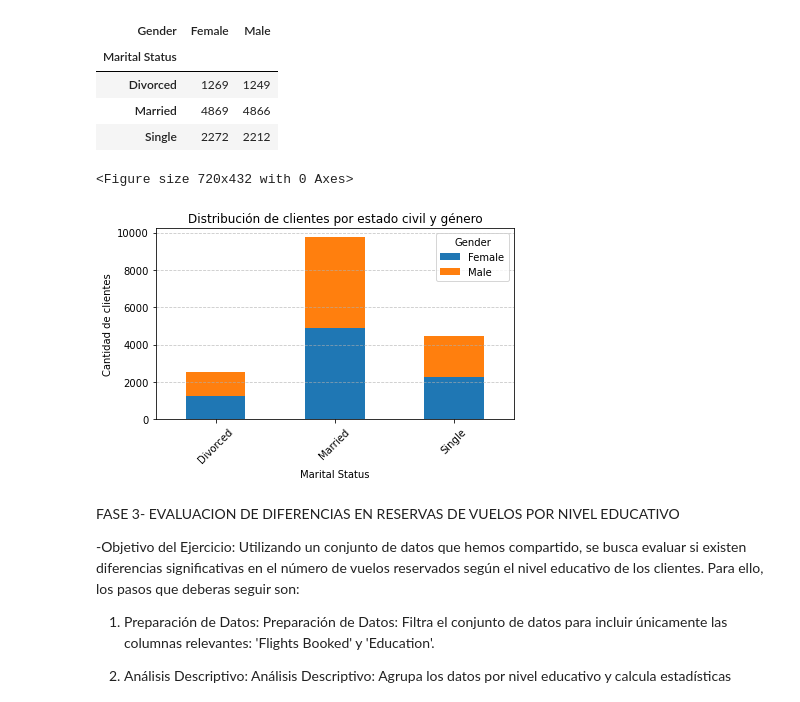
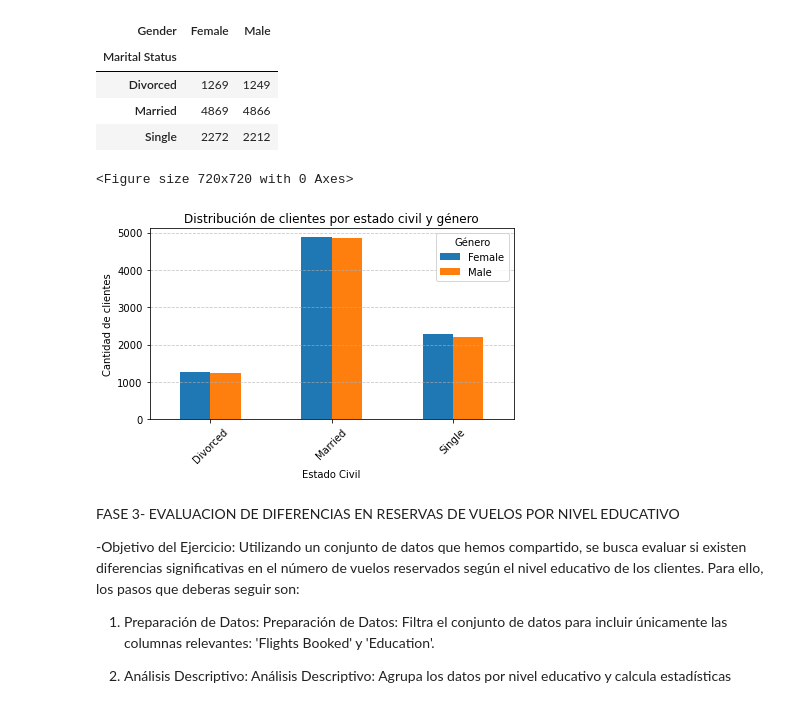
Before and after one commit to Adalab/bda-modulo-3-evaluacion-final-fedraca, a Jupyter notebook: EVALUACION FINAL MODULO 3.ipynb, the cells around one changed output. Drawn from its saved outputs; the diff is of its cells as text; code cells hidden in the pictures.

Commit message:
change chart and some comments

```diff
--- a/EVALUACION FINAL MODULO 3.ipynb
+++ b/EVALUACION FINAL MODULO 3.ipynb
@@ -587,23 +587,20 @@ distribucion_clientes
 | Married | 4869 | 4866 |
 | Single | 2272 | 2212 |
 # %%
-# Agrupar los clientes por estado civil y género y contar cuántos hay en cada grupo
-distribucion_clientes = df_unido_merge.groupby(['Marital Status', 'Gender']).size().unstack()
-
-# Crear el gráfico de barras apiladas
-plt.figure(figsize=(10, 6))
-distribucion_clientes.plot(kind='bar', stacked=True)
+# Crear el gráfico de barras agrupadas
+plt.figure(figsize=(10, 10))
+distribucion_clientes.plot(kind='bar')
 plt.title('Distribución de clientes por estado civil y género')
-plt.xlabel('Marital Status')
+plt.xlabel('Estado Civil')
 plt.ylabel('Cantidad de clientes')
 plt.xticks(rotation=45)
-plt.legend(title='Gender')
+plt.legend(title='Género')
 plt.grid(axis='y', linestyle='--', alpha=0.7)
 plt.tight_layout()
 plt.show()
 # %% [output]
-<Figure size 720x432 with 0 Axes>
+<Figure size 720x720 with 0 Axes>
-[figure, old version]
+[figure, new version]
 # %% [markdown]
 FASE 3- EVALUACION DE DIFERENCIAS EN RESERVAS DE VUELOS POR NIVEL EDUCATIVO
 
```
Also changed, not shown: parts of 12 cells of this notebook.
